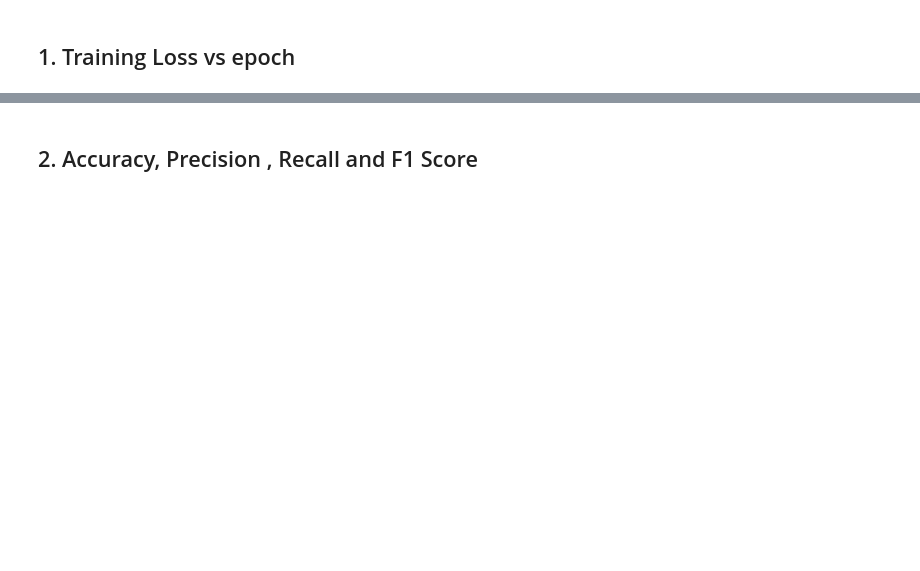
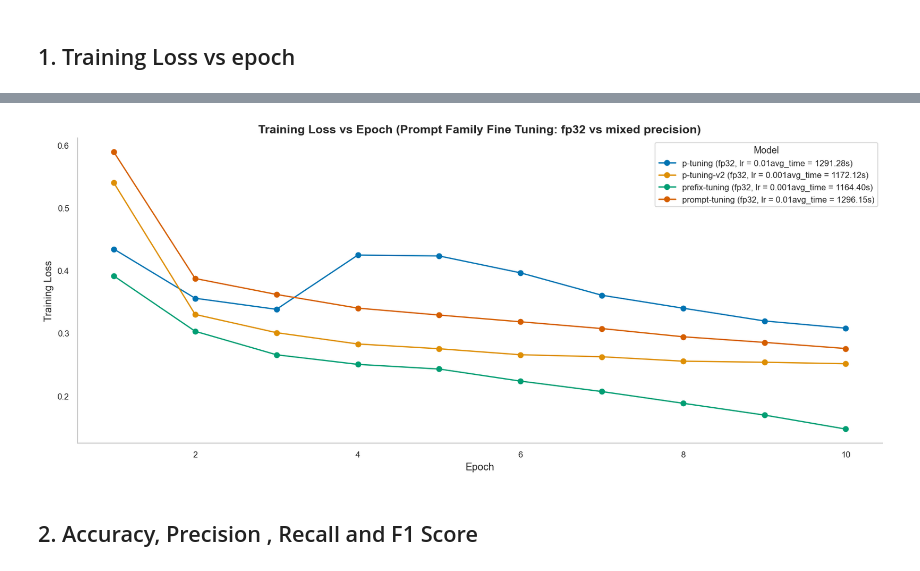
Before and after one commit to joshiji789/bert-imdb-sentiment, a Jupyter notebook: notebooks/02_compare_results.ipynb, the cells around one changed output, grey strips where cells are left out. Drawn from its saved outputs; the diff is of its cells as text; code cells hidden in the pictures; blank space fills up the shorter version.

```diff
--- a/notebooks/02_compare_results.ipynb
+++ b/notebooks/02_compare_results.ipynb
@@ -127,3 +139,64 @@ plt.show()
+# %%
+PROMPT_FAMILY_STRATEGIES = ("prompt-tuning", "prefix-tuning", "p-tuning", "p-tuning-v2")
+PRECISION_LINESTYLE = {"fp32": "-", "mixed-precision": "--"}
+
+prompt_runs = {
+    run_name: run for run_name, run in runs.items()
+    if run["strategy"] in PROMPT_FAMILY_STRATEGIES
+}
+
+prompt_strategies = sorted({run["strategy"] for run in prompt_runs.values()})
+prompt_palette = dict(zip(prompt_strategies, sns.color_palette("colorblind", n_colors = len(prompt_strategies))))
+
+# Calculate average time per (strategy, precision) pair
+precision_keys = {(run["strategy"], run.get("train_precision", "fp32")) for run in prompt_runs.values()}
+avg_seconds = {
+    key: np.mean([
+        epoch["seconds"]
+        for run in prompt_runs.values()
+        if (run["strategy"], run.get("train_precision", "fp32")) == key
+        for epoch in run["train_history"]
+    ])
+    for key in precision_keys
+}
+
+fig, ax = plt.subplots(figsize = (14,6))
+
+for strategy in prompt_strategies:
+    # fp32 get a solid line, mixed precision get a dashed line
+    strategy_runs = sorted(
+        (run for run in prompt_runs.values() if run["strategy"] == strategy),
+        key = lambda run: run.get("train_precision", "fp32")
+    )
+    for run in strategy_runs:
+        train_precision = run.get("train_precision", "fp32")
+        linestyle = PRECISION_LINESTYLE.get(train_precision, ":")
+        history = pd.DataFrame(run["train_history"])
+        ax.plot(
+            history["epoch"], history["loss"],
+            linestyle = linestyle, color = prompt_palette[strategy], marker = "o",
+            linewidth = 1.5, markersize = 6,
+            label = (
+                f"{strategy} ({train_precision}, lr = {run['learning_rate']:g}"
+                f"avg_time = {avg_seconds[(strategy, train_precision)]:.2f}s)"
+            )
+        )
+
+ax.set_xlabel("Epoch", fontsize=12)
+ax.set_ylabel("Training Loss", fontsize = 12)
+ax.tick_params(axis = "both", labelsize=10)
+ax.set_title("Training Loss vs Epoch (Prompt Family Fine Tuning: fp32 vs mixed precision)")
+ax.grid(True, color = "lightgray", linestyle = ":", alpha = 0.0)
+ax.legend(
+    title = "Model"
+)
+
+sns.despine(ax=ax)
+fig.tight_layout()
+save_fig(fig, "loss_cs_epoch_prompt_family")
+plt.show()
+# %% [output]
+[figure, added]
 # %% [markdown]
 ## 2. Accuracy, Precision , Recall and F1 Score
 # %%
```
Also changed, not shown: parts of 5 cells of this notebook, 7 other files.
